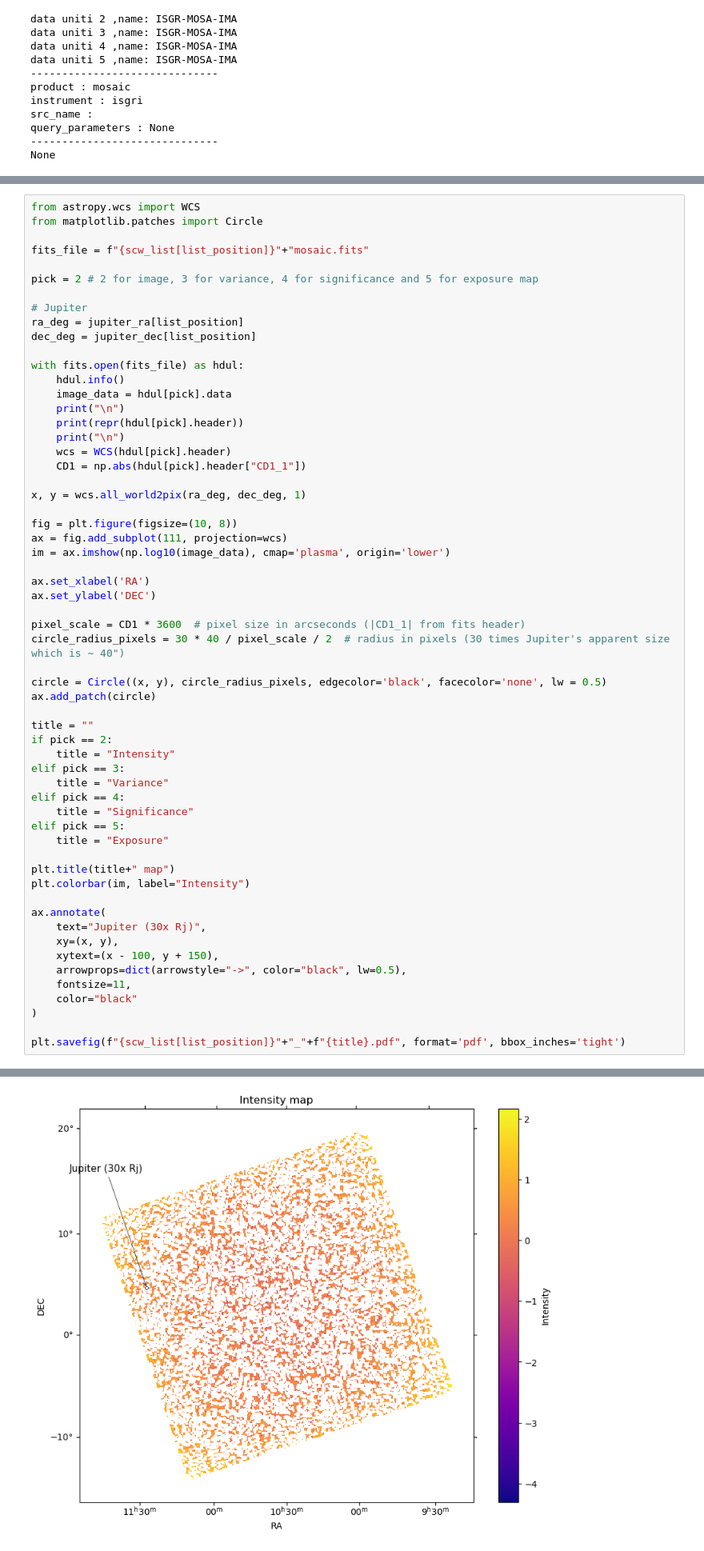
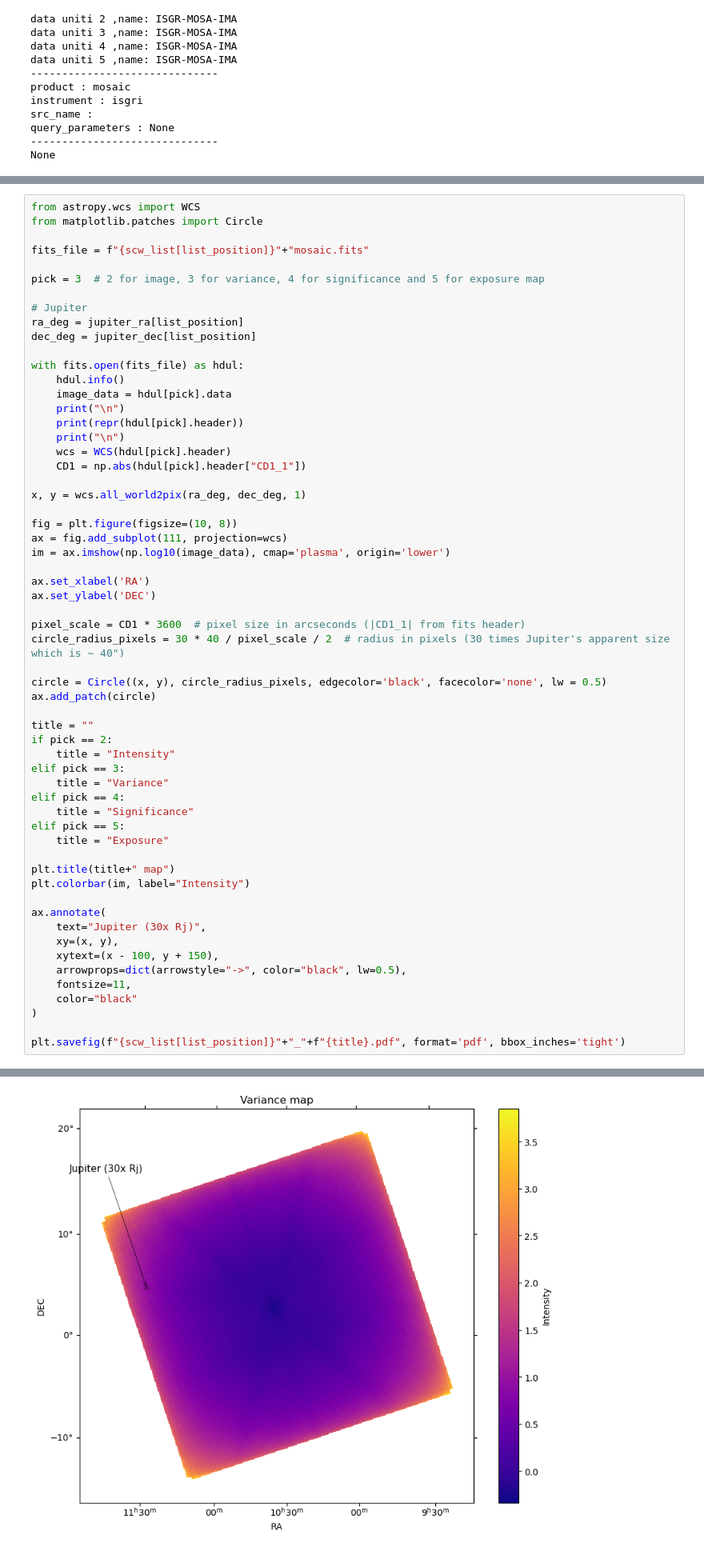
Before and after one commit to interstellxr/jupiter-xray-analysis, a Jupyter notebook: ScWanalysis.ipynb, the cells around one changed output, grey strips where cells are left out. Shown at 80% size. Drawn from its saved outputs; the diff is of its cells as text.

```diff
--- a/ScWanalysis.ipynb
+++ b/ScWanalysis.ipynb
@@ -136,7 +136,7 @@ from matplotlib.patches import Circle
 
 fits_file = f"{scw_list[list_position]}"+"mosaic.fits"
 
-pick = 2 # 2 for image, 3 for variance, 4 for significance and 5 for exposure map
+pick = 3  # 2 for image, 3 for variance, 4 for significance and 5 for exposure map
 
 # Jupiter
 ra_deg = jupiter_ra[list_position]
@@ -185,31 +185,31 @@ ax.annotate(
     xytext=(x - 100, y + 150),
     arrowprops=dict(arrowstyle="->", color="black", lw=0.5),
     fontsize=11,
     color="black"
 )
 
 plt.savefig(f"{scw_list[list_position]}"+"_"+f"{title}.pdf", format='pdf', bbox_inches='tight')
 # %% [output]
 Filename: 043200650010.001mosaic.fits
 No.    Name      Ver    Type      Cards   Dimensions   Format
   0  PRIMARY       1 PrimaryHDU       6   ()
   1  GROUPING      1 BinTableHDU     82   4R x 16C   [8A, 32A, 1J, 1J, 256A, 3A, 32A, 1I, 1I, 1E, 1E, 1E, 1D, 1D, 1D, 1D]
   2  ISGR-MOSA-IMA    1 ImageHDU        67   (507, 507)   float32
   3  ISGR-MOSA-IMA    2 ImageHDU        67   (507, 507)   float32
   4  ISGR-MOSA-IMA    3 ImageHDU        67   (507, 507)   float32
   5  ISGR-MOSA-IMA    4 ImageHDU        67   (507, 507)   float32
 
 
 XTENSION= 'IMAGE   '           / Image extension
 BITPIX  =                  -32 / array data type
 ... (61 lines left out)
 TIMEUNIT= 'd       '
 TLAST   =     2310.23459773971
 TSTART  =     2310.22447197581
 TSTOP   =     2310.23472661302
 WARNING: FITSFixedWarning: RADECSYS= 'FK5 '
 the RADECSYS keyword is deprecated, use RADESYSa. [astropy.wcs.wcs]
 WARNING: FITSFixedWarning: 'datfix' made the change 'Set DATEREF to '2000-01-01' from MJDREF.
 Set MJD-OBS to 53854.223715 from DATE-OBS.
 Set MJD-END to 53854.233970 from DATE-END'. [astropy.wcs.wcs]
-[figure, old version]
+[figure, new version]
```
Also changed, not shown: 4 other files.
